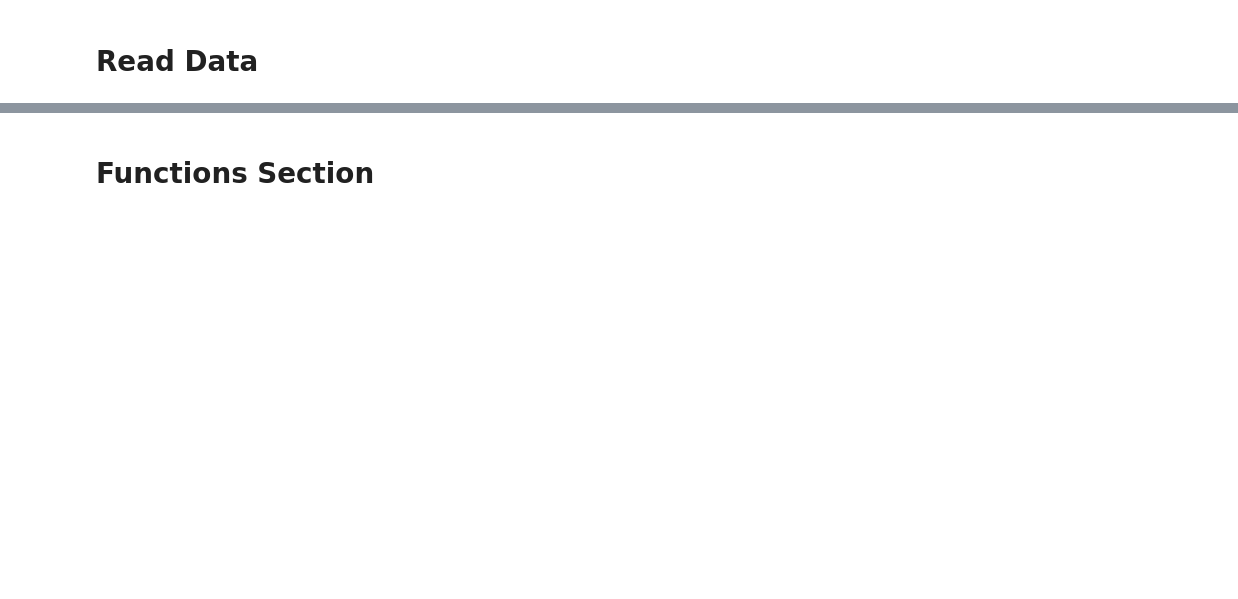
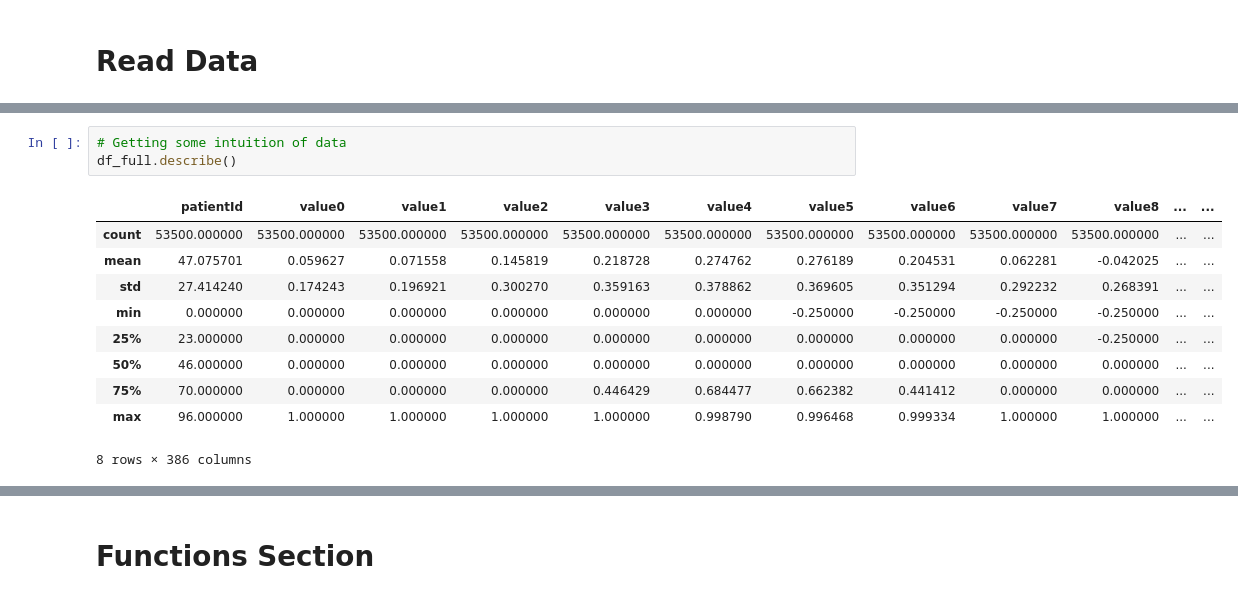
Before and after one commit to danietzio/Artificial-intelligence, a Jupyter notebook: Relative location of CT slices on axial axis Dataset/Python/Relative location of CT slices on axial axis Dataset .ipynb, the cells around one changed output, grey strips where cells are left out. Cells and saved outputs as stored; diff of their text form; blank space fills up the shorter version.

```diff
--- a/Relative location of CT slices on axial axis Dataset/Python/Relative location of CT slices on axial axis Dataset .ipynb
+++ b/Relative location of CT slices on axial axis Dataset/Python/Relative location of CT slices on axial axis Dataset .ipynb
@@ -59,3 +77,17 @@ df.head(10)
 | 8 | 0 | 0.0 | 0.0 | 0.0 | 0.0 | 0.0 | 0.0 | -0.25 | -0.25 | -0.25 | ... | ... |
 | 9 | 0 | 0.0 | 0.0 | 0.0 | 0.0 | 0.0 | 0.0 | -0.25 | -0.25 | -0.25 | ... | ... |
 10 rows × 386 columns
+# %%
+# Getting some intuition of data
+df_full.describe()
+# %% [output]
+|  | patientId | value0 | value1 | value2 | value3 | value4 | value5 | value6 | value7 | value8 | ... | ... |
+| count | 53500.000000 | 53500.000000 | 53500.000000 | 53500.000000 | 53500.000000 | 53500.000000 | 53500.000000 | 53500.000000 | 53500.000000 | 53500.000000 | ... | ... |
+| mean | 47.075701 | 0.059627 | 0.071558 | 0.145819 | 0.218728 | 0.274762 | 0.276189 | 0.204531 | 0.062281 | -0.042025 | ... | ... |
+| std | 27.414240 | 0.174243 | 0.196921 | 0.300270 | 0.359163 | 0.378862 | 0.369605 | 0.351294 | 0.292232 | 0.268391 | ... | ... |
+| min | 0.000000 | 0.000000 | 0.000000 | 0.000000 | 0.000000 | 0.000000 | -0.250000 | -0.250000 | -0.250000 | -0.250000 | ... | ... |
+| 25% | 23.000000 | 0.000000 | 0.000000 | 0.000000 | 0.000000 | 0.000000 | 0.000000 | 0.000000 | 0.000000 | -0.250000 | ... | ... |
+| 50% | 46.000000 | 0.000000 | 0.000000 | 0.000000 | 0.000000 | 0.000000 | 0.000000 | 0.000000 | 0.000000 | 0.000000 | ... | ... |
+| 75% | 70.000000 | 0.000000 | 0.000000 | 0.000000 | 0.446429 | 0.684477 | 0.662382 | 0.441412 | 0.000000 | 0.000000 | ... | ... |
+| max | 96.000000 | 1.000000 | 1.000000 | 1.000000 | 1.000000 | 0.998790 | 0.996468 | 0.999334 | 1.000000 | 1.000000 | ... | ... |
+8 rows × 386 columns
```
Also changed, not shown: parts of 12 cells of this notebook.
